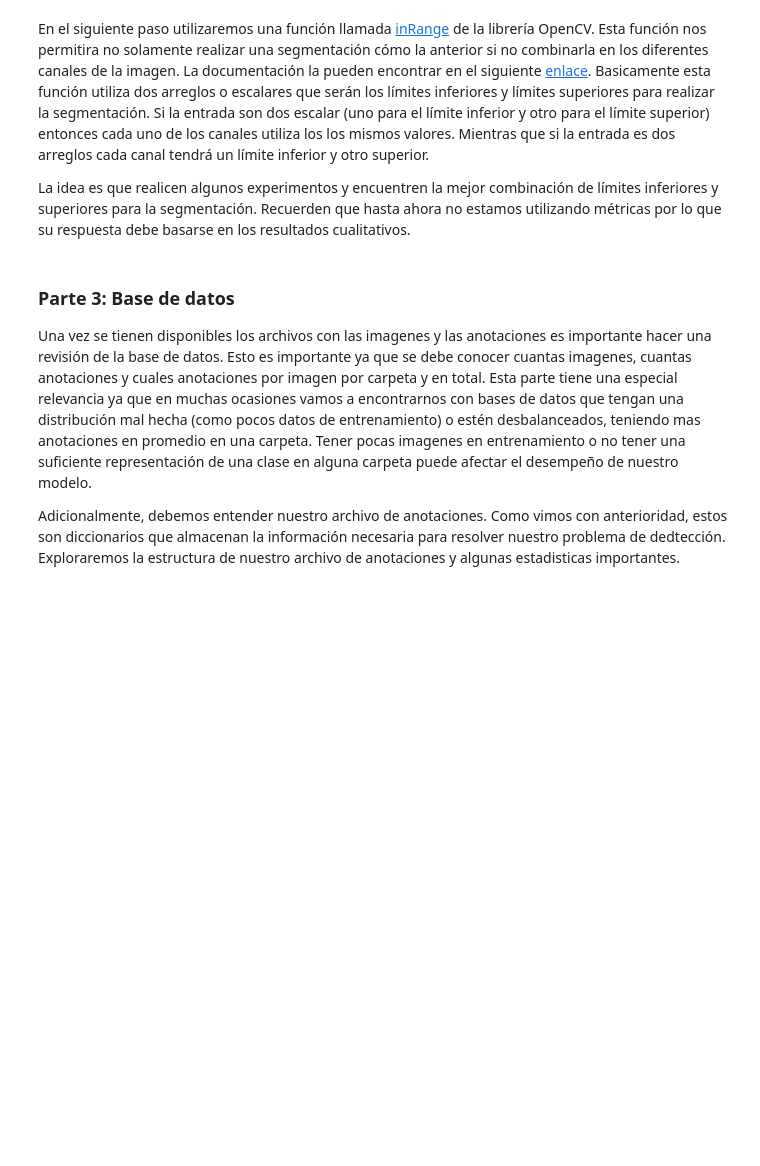
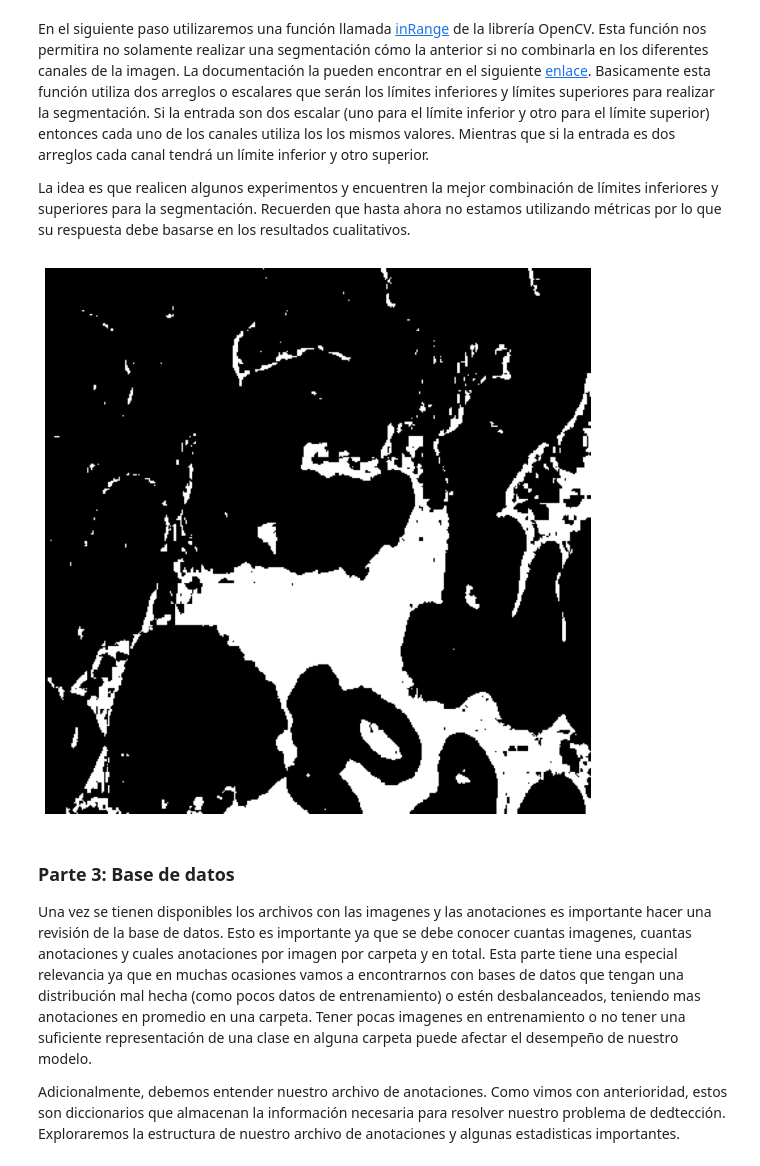
Before and after one commit to AngelicaOrtizB/Mini-proyecto-1, a Jupyter notebook: Entrega 1.ipynb, the cells around one changed output. Drawn from its saved outputs; the diff is of its cells as text; code cells hidden in the pictures; blank space fills up the shorter version.

```diff
--- a/Entrega 1.ipynb
+++ b/Entrega 1.ipynb
@@ -248,9 +272,13 @@ En el siguiente paso utilizaremos una función llamada [inRange](https://docs.op
 
 La idea es que realicen algunos experimentos y encuentren la mejor combinación de límites inferiores y superiores para la segmentación. Recuerden que hasta ahora no estamos utilizando métricas por lo que su respuesta debe basarse en los resultados cualitativos.
 # %%
-segmentation = '' # Guarde acá su mejor experimento
-# YOUR CODE HERE
-raise NotImplementedError()
+segmentation = cv2.inRange(img, (195, 200, 195), (255, 255, 255))
+
+plt.imshow(segmentation, cmap='gray')
+plt.axis('off')
+plt.show()
+# %% [output]
+[figure, added]
 # %%
 assert np.sum(segmentation) > 0, 'La segmentación es erronea'
 # %% [markdown]
```
Also changed, not shown: parts of 3 cells of this notebook.
